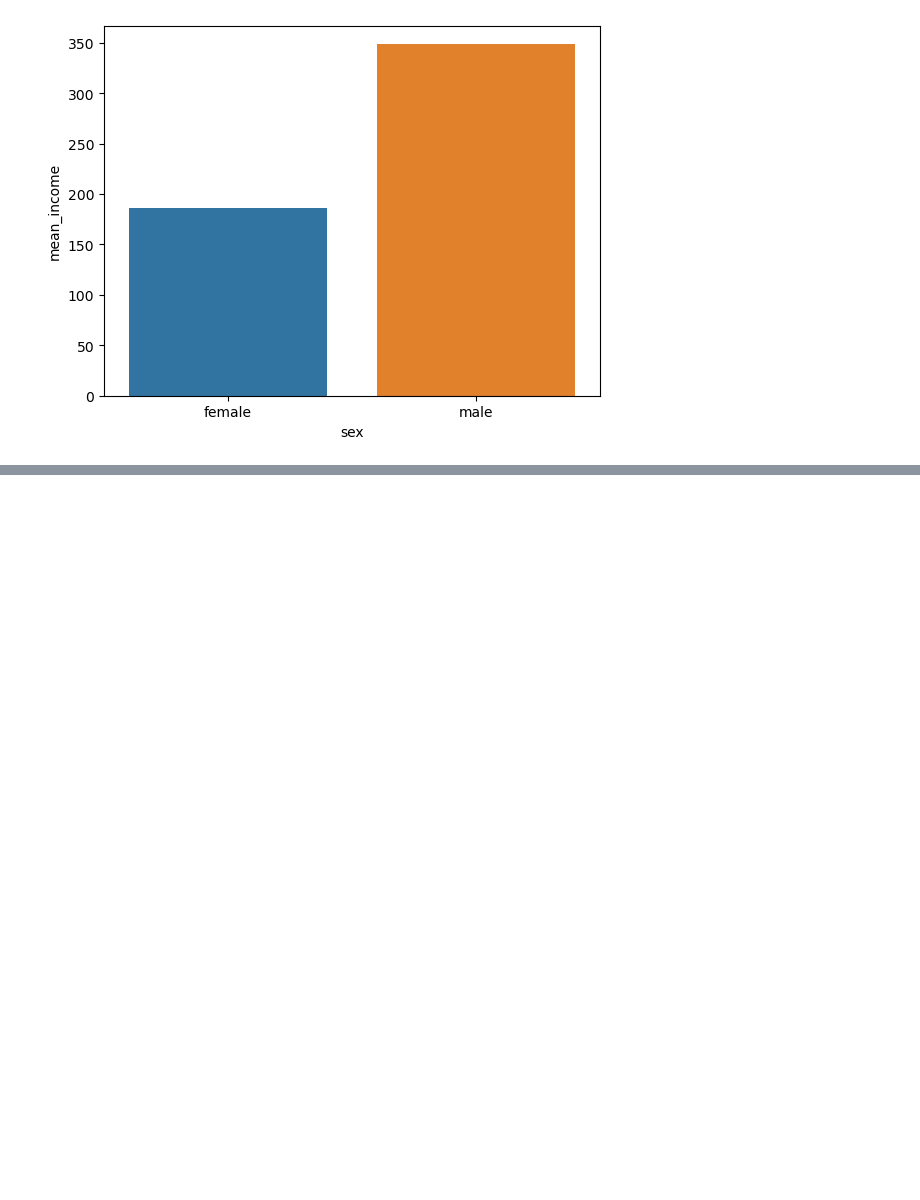
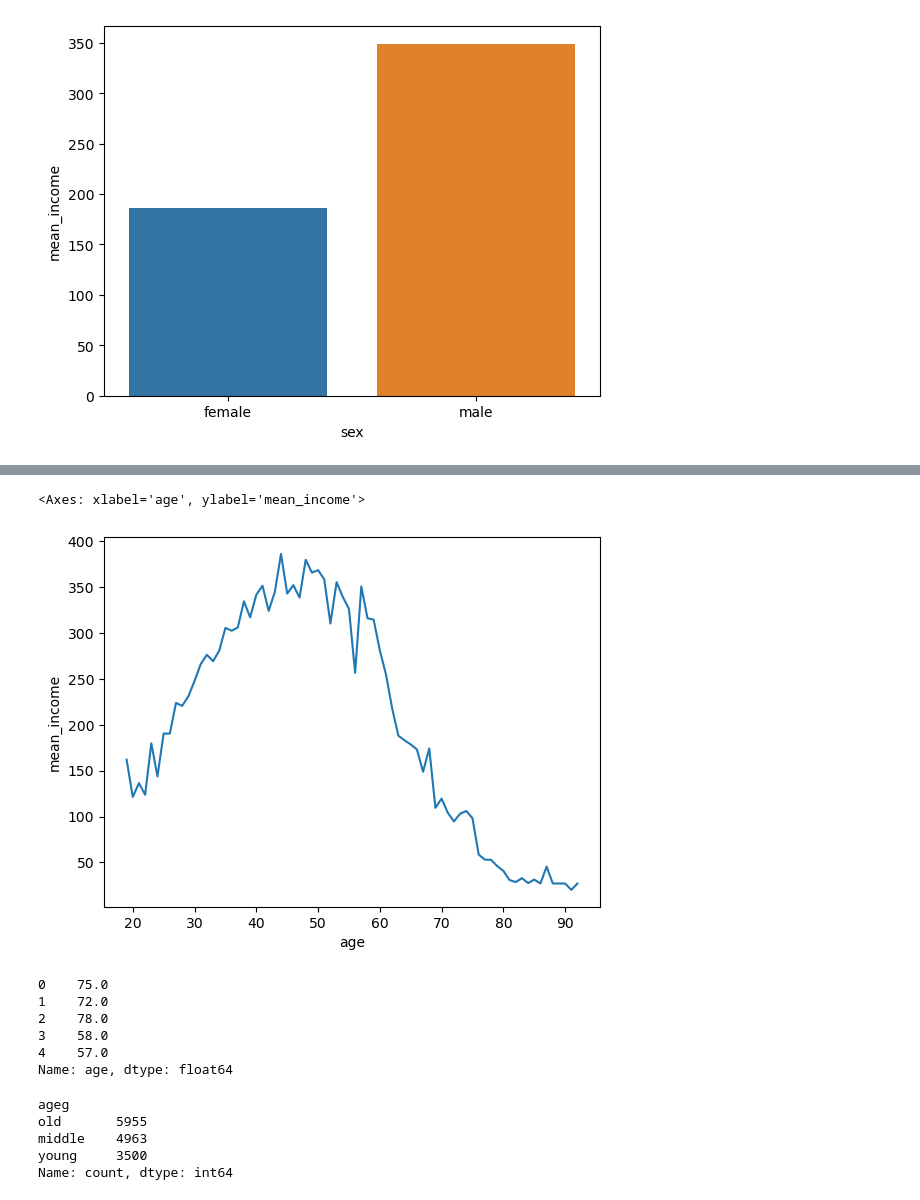
Before and after one commit to al0214/Hoseo, a Jupyter notebook: DataAnalysiIntroduction/ KoreaWelfarePanel.ipynb, the cells around one changed output, grey strips where cells are left out. Cells and saved outputs as stored; diff of their text form; code cells hidden in the pictures; blank space fills up the shorter version.

```diff
--- a/DataAnalysiIntroduction/ KoreaWelfarePanel.ipynb
+++ b/DataAnalysiIntroduction/ KoreaWelfarePanel.ipynb
@@ -154,0 +207,2 @@ sns.barplot(data = sex_income, x='sex', y='mean_income')
+# %%
+age_income = welfare.dropna(subset= 'income').groupby('age').agg(mean_income = ('income', 'mean'))
@@ -154,0 +219,14 @@ sns.barplot(data = sex_income, x='sex', y='mean_income')
+# %%
+sns.lineplot(data=age_income, x='age', y='mean_income')
+# %% [output]
+<Axes: xlabel='age', ylabel='mean_income'>
+[figure, added]
+# %%
+welfare['age'].head()
+# %% [output]
+0    75.0
+1    72.0
+2    78.0
+3    58.0
+4    57.0
+Name: age, dtype: float64
@@ -154,0 +236,8 @@ sns.barplot(data = sex_income, x='sex', y='mean_income')
+# %%
+welfare['ageg'].value_counts()
+# %% [output]
+ageg
+old       5955
+middle    4963
+young     3500
+Name: count, dtype: int64
```
Also changed, not shown: parts of 17 cells of this notebook.
